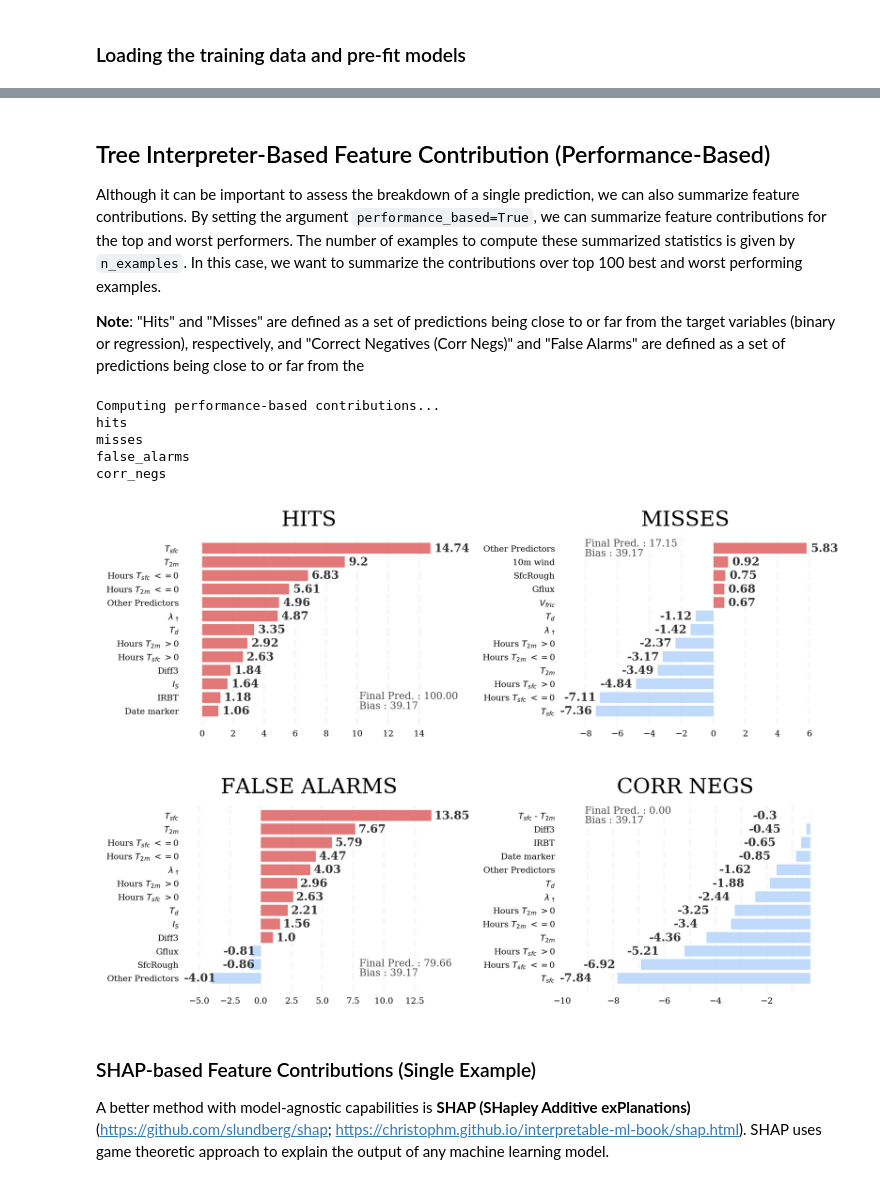
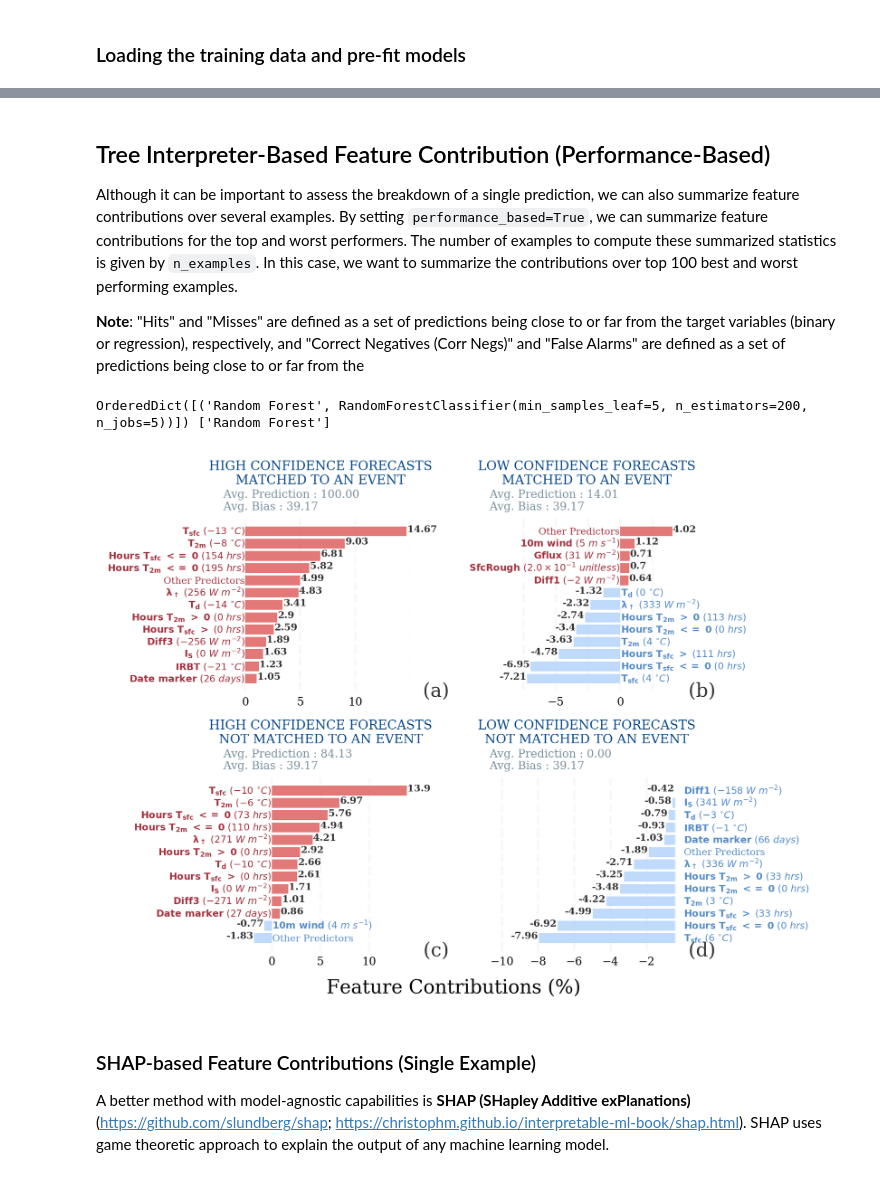
Before and after one commit to monte-flora/scikit-explain, a Jupyter notebook: tutorial_notebooks/feature_contributions.ipynb, the cells around one changed output, grey strips where cells are left out. Cells and saved outputs as stored; diff of their text form; code cells hidden in the pictures.

```diff
--- a/tutorial_notebooks/feature_contributions.ipynb
+++ b/tutorial_notebooks/feature_contributions.ipynb
@@ -33,27 +40,24 @@ fig = myInterpreter.plot_contributions(display_feature_names=plotting_config.dis
 # %% [markdown]
 ## Tree Interpreter-Based Feature Contribution (Performance-Based)
 
-Although it can be important to assess the breakdown of a single prediction, we can also summarize feature contributions. By setting the argument `performance_based=True`, we can summarize feature contributions for the top and worst performers. The number of examples to compute these summarized statistics is given by `n_examples`. In this case, we want to summarize the contributions over top 100 best and worst performing examples.
+Although it can be important to assess the breakdown of a single prediction, we can also summarize feature contributions over several examples. By setting `performance_based=True`, we can summarize feature contributions for the top and worst performers. The number of examples to compute these summarized statistics is given by `n_examples`. In this case, we want to summarize the contributions over top 100 best and worst performing examples.
 
 __Note__: "Hits" and "Misses" are defined as a set of predictions being close to or far from the target variables (binary or regression), respectively, and "Correct Negatives (Corr Negs)" and "False Alarms" are defined as a set of predictions being close to or far from the
 # %%
-myInterpreter = mintpy.InterpretToolkit(model=model_objs[0],
+myInterpreter = mintpy.InterpretToolkit(models=model_objs[0],
                                  model_names=model_names[0],
                                  examples=examples,
                                  targets=targets,
                                 )
 results = myInterpreter.calc_contributions(method='tree_interpreter',
                                            performance_based=True,
-                                          n_examples=100)
+                                          n_examples=10)
 
-fig = myInterpreter.plot_contributions(display_feature_names=plotting_config.display_feature_names,)
+fig = myInterpreter.plot_contributions(display_feature_names=plotting_config.display_feature_names,
+                                      display_units = plotting_config.display_units,)
 # %% [output]
-Computing performance-based contributions...
-hits
-misses
-false_alarms
-corr_negs
+OrderedDict([('Random Forest', RandomForestClassifier(min_samples_leaf=5, n_estimators=200, n_jobs=5))]) ['Random Forest']
-[figure, old version]
+[figure, new version]
 # %% [markdown]
 ### SHAP-based Feature Contributions (Single Example)
 
```
Also changed, not shown: parts of 11 cells of this notebook, 22 other files.
